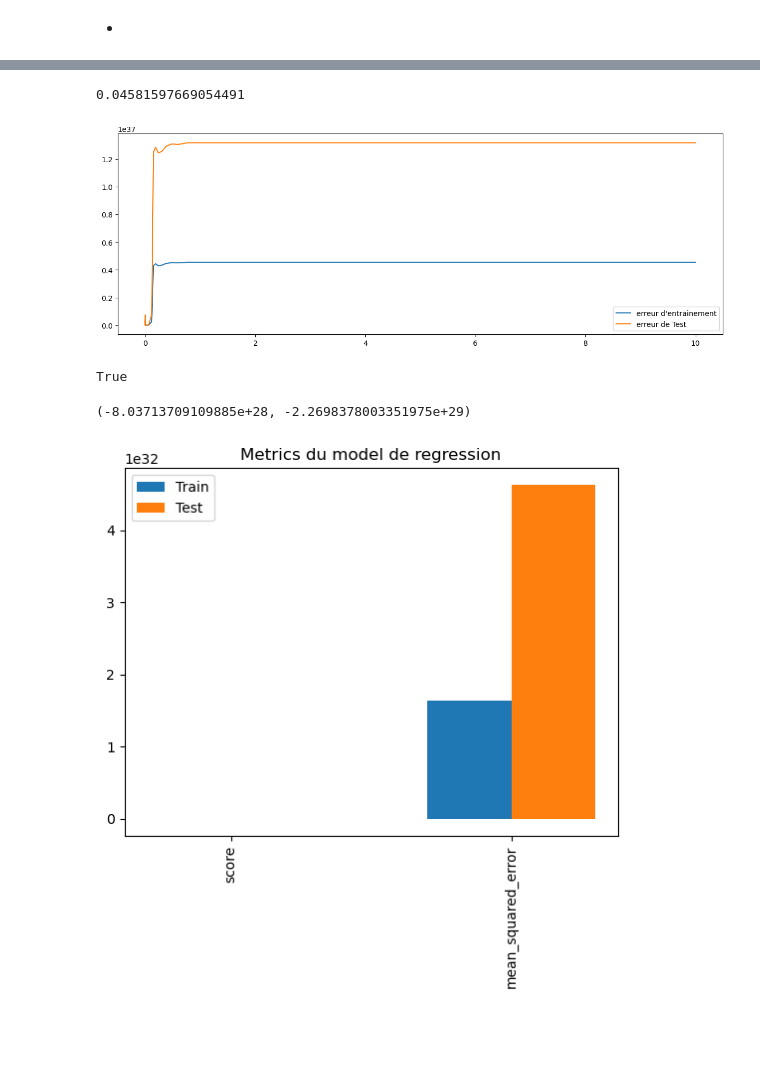
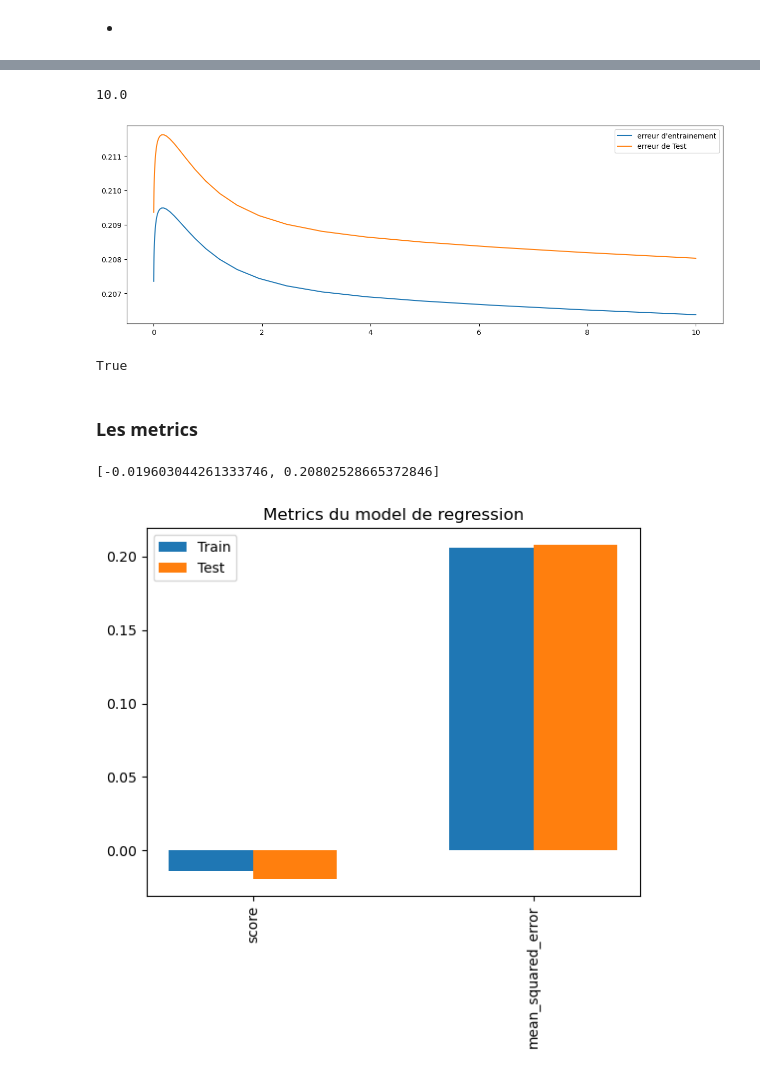
Before and after one commit to DJIGIFA/ODC-ML-DGS, a Jupyter notebook: Untitled.ipynb, the cells around one changed output, grey strips where cells are left out. Saved outputs shown, nothing was run; the diff lists cells and outputs as text; code cells hidden in the pictures; blank space fills up the shorter version.

```diff
--- a/Untitled.ipynb
+++ b/Untitled.ipynb
@@ -164,3 +198,18 @@ dataset_pour_classification = dataset.drop(['object_id', 'actor'], axis=1)
 dataset_pour_classification['score'] = dataset_pour_classification['score'].map(lambda score : 1 if score >= 50 else 0)
 # dataset_pour_classification
 # dataset
+
+
+
+#Mettre a l'echel
+
+t_max = dataset_pour_regression.temps.max()
+score_max = dataset_pour_regression.score.max()
+session_uuid_max = dataset_pour_regression.session_uuid.max()
+total_ecrans_max = dataset_pour_regression.total_ecrans.max()
+
+
+dataset_pour_regression['temps'] = dataset_pour_regression['temps'].map(lambda temps : temps/t_max)
+dataset_pour_regression['score'] = dataset_pour_regression['score'].map(lambda score : score/score_max)
+dataset_pour_regression['session_uuid'] = dataset_pour_regression['session_uuid'].map(lambda session_uuid : session_uuid/session_uuid_max)
+dataset_pour_regression['total_ecrans'] = dataset_pour_regression['total_ecrans'].map(lambda total_ecrans : total_ecrans/total_ecrans_max)
@@ -403,12 +474,7 @@ weighted avg       0.71      0.71      0.70      3083
 # %% [markdown]
 *
 # %%
-model_rg = SGDRegressor(verbose=False,
-                        loss="squared_error",
-                        eta0=1.5,
-                      learning_rate="constant",
-                      random_state=1
-                     )
+model_rg = SGDRegressor(loss='squared_error',random_state=10,learning_rate="constant")
 
 Y_rg = dataset_pour_regression['score']
 X_rg = dataset_pour_regression.drop('score',axis=1)
@@ -435,16 +501,18 @@ alpha_rg_ERREUR = getAplhaPourErreur(X_train=X_train_rg,
                                     regression=True)
 alpha_rg_ERREUR
 # %% [output]
-0.04581597669054491
+10.0
-[figure, old version]
+[figure, new version]
 # %%
 alpha_rg_ERREUR == alpha_rg_PRECISION
 # %% [output]
 True
+# %% [markdown]
+### Les metrics
 # %%
 model_rg.set_params(alpha=alpha_rg_ERREUR)
+model_rg.fit(X_train_rg,y_train_rg)
 
-model_rg.fit(X_train_rg,y_train_rg)
 
 rg_score_train = model_rg.score(X_train_rg,y_train_rg)
 rg_tmp_train_predict = model_rg.predict(X_train_rg)
@@ -457,6 +525,7 @@ rg_mean_squared_error_train = metrics.mean_squared_error(y_train_rg,rg_tmp_train
 # tmp_test_predict
 
 
+
 #test
 rg_score_test = model_rg.score(X_test_rg,y_test_rg)
 rg_tmp_test_predict_test = model_rg.predict(X_test_rg)
@@ -466,21 +535,22 @@ rg_mean_squared_error_test = metrics.mean_squared_error(y_test_rg,rg_tmp_test_pr
 label_rg  =       ['score','mean_squared_error']
 valeur_train_rg = [rg_score_train,rg_mean_squared_error_train]
 valeur_test_rg = [rg_score_test,rg_mean_squared_error_test]
+valeur_test_rg
+# %% [output]
+[-0.019603044261333746, 0.20802528665372846]
 # %%
 largeur_barre_rg = 0.3
 position_train = [i for i in range(len(valeur_train_rg))]
 position_test = [i + largeur_barre for i in range(len(valeur_test_rg))]
 
 
 plt.xticks([r + largeur_barre_rg / 2 for r in range(len(valeur_train_rg))], label_rg)
 
 
 plt.xticks(rotation= 'vertical')
 plt.bar(position_train,valeur_train_rg   ,width=largeur_barre_rg)
 plt.bar(position_test,valeur_test_rg ,width=largeur_barre_rg)
 plt.legend(['Train','Test'],loc=2)
 plt.title("Metrics du model de regression");
-rg_score_train,rg_score_test
 # %% [output]
-(-8.03713709109885e+28, -2.2698378003351975e+29)
-[figure, old version]
+[figure, new version]
```
Also changed, not shown: parts of 18 cells of this notebook, 1 other file.
